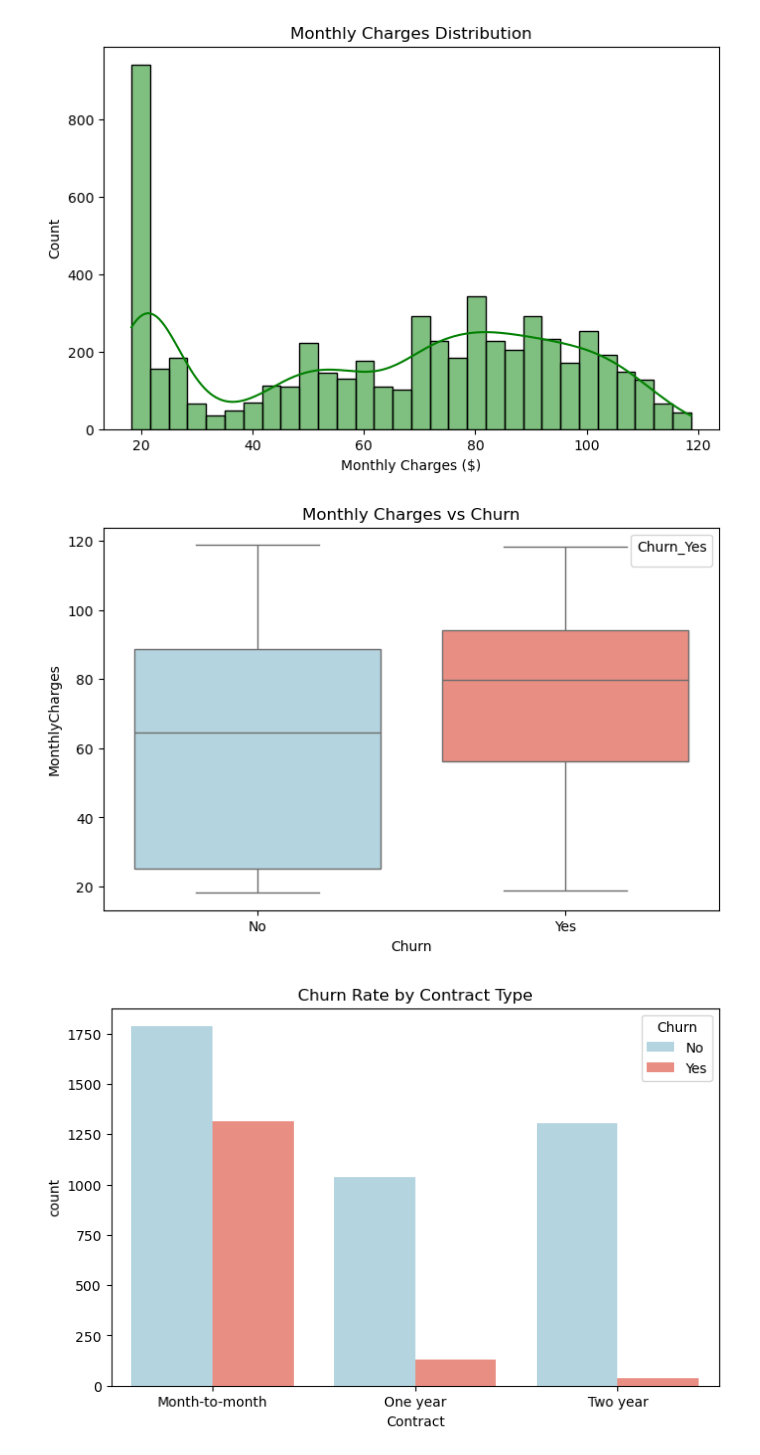
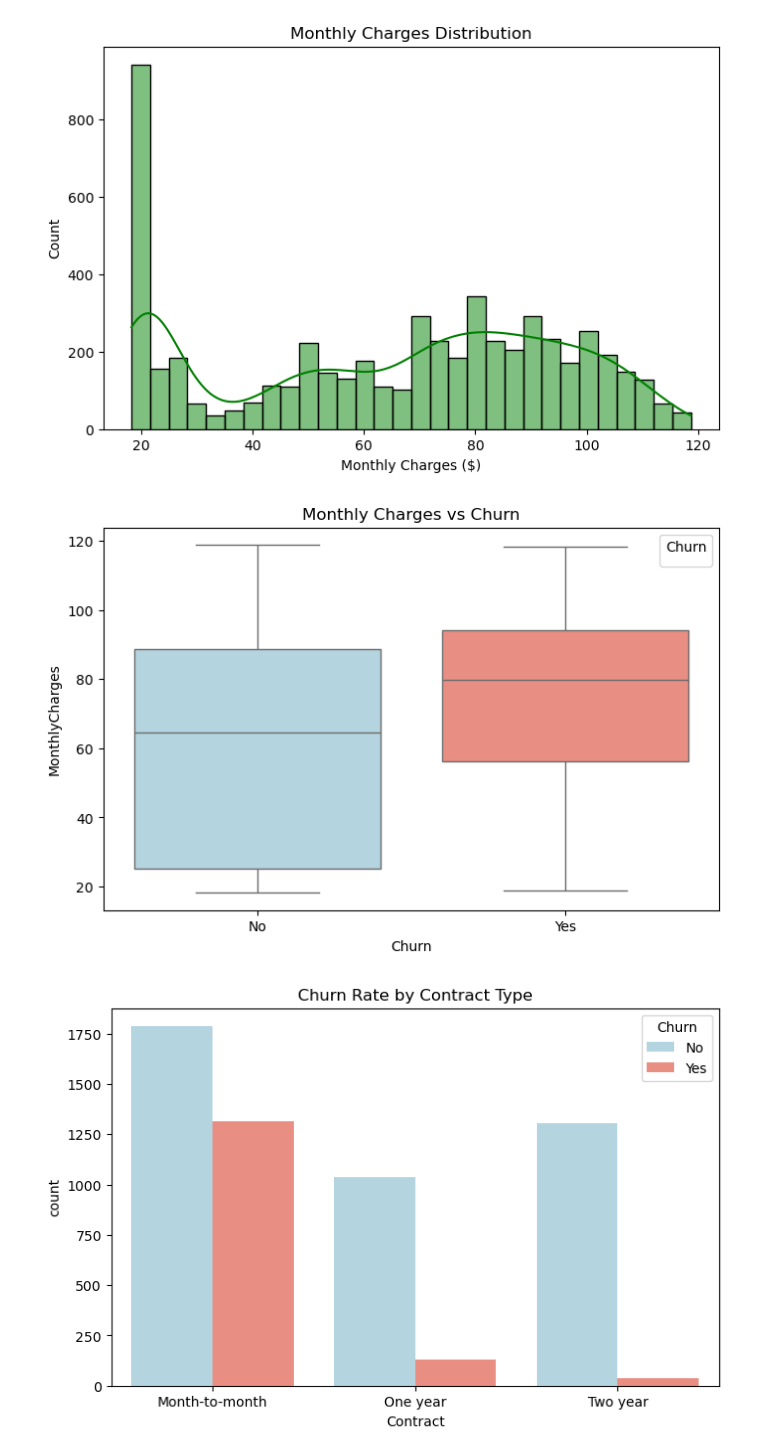
Before and after one commit to madhav2180/Exit_Exam_Submission, a Jupyter notebook: Exit Exam .ipynb, the cells around one changed output. Cells and saved outputs as stored; diff of their text form; code cells hidden in the pictures.

```diff
--- a/Exit Exam .ipynb
+++ b/Exit Exam .ipynb
@@ -223,11 +223,11 @@ plt.show()
 # %%
 plt.figure(figsize=(8,5))
 sns.boxplot(x='Churn', y='MonthlyCharges', data=df_train, hue='Churn', palette=['lightblue', 'salmon'])
 plt.title("Monthly Charges vs Churn")
-plt.legend(title="Churn_Yes")  # Adds a legend
+plt.legend(title="Churn")
 plt.show()
 # %% [output]
-[figure, old version]
+[figure, new version]
 # %%
 plt.figure(figsize=(8,5))
 sns.countplot(x='Contract', hue='Churn', data=df_train, palette=['lightblue', 'salmon'])
```
Also changed, not shown: parts of 4 cells of this notebook.
